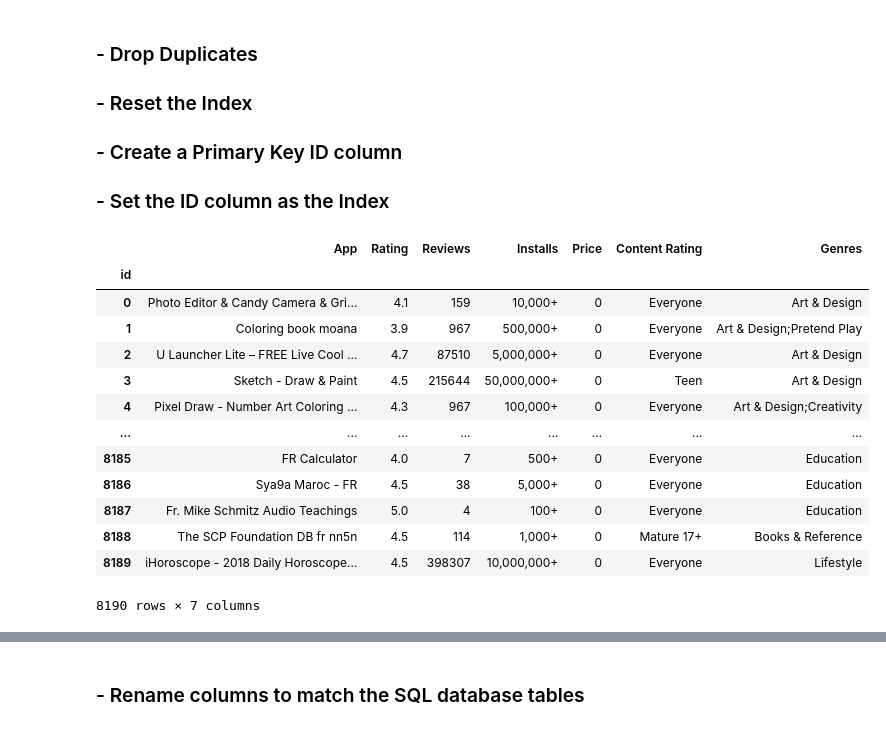
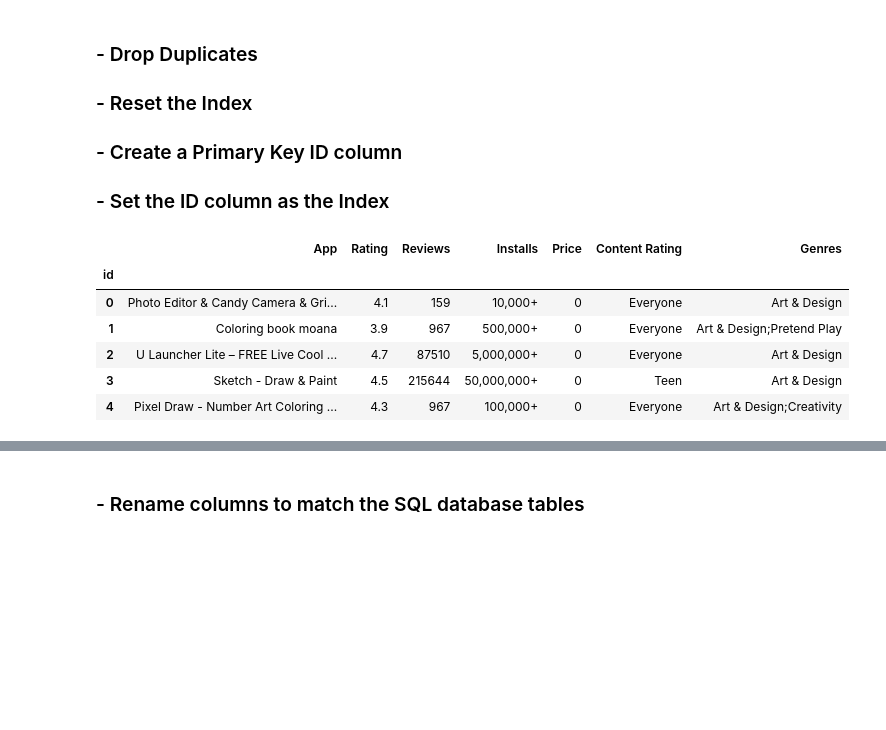
Before and after one commit to juliabrunett/ETL_Project, a Jupyter notebook: google_play.ipynb, the cells around one changed output, grey strips where cells are left out. Saved outputs shown, nothing was run; the diff lists cells and outputs as text; code cells hidden in the pictures; blank space fills up the shorter version.

```diff
--- a/google_play.ipynb
+++ b/google_play.ipynb
@@ -108,25 +108,18 @@ reviews_df.head()
 # %%
 # Drop the duplicate app names
 play_store_df.drop_duplicates("App", inplace=True)
 play_store_df = play_store_df.reset_index(drop=True).reset_index()
 play_store_df = play_store_df.rename(columns={"index": "id"})
 play_store_df.set_index("id", inplace=True)
-play_store_df
+play_store_df.head()
 # %% [output]
 |  | App | Rating | Reviews | Installs | Price | Content Rating | Genres |
 | id |  |  |  |  |  |  |  |
 | 0 | Photo Editor & Candy Camera & Gri... | 4.1 | 159 | 10,000+ | 0 | Everyone | Art & Design |
 | 1 | Coloring book moana | 3.9 | 967 | 500,000+ | 0 | Everyone | Art & Design;Pretend Play |
 | 2 | U Launcher Lite – FREE Live Cool ... | 4.7 | 87510 | 5,000,000+ | 0 | Everyone | Art & Design |
 | 3 | Sketch - Draw & Paint | 4.5 | 215644 | 50,000,000+ | 0 | Teen | Art & Design |
 | 4 | Pixel Draw - Number Art Coloring ... | 4.3 | 967 | 100,000+ | 0 | Everyone | Art & Design;Creativity |
-| ... | ... | ... | ... | ... | ... | ... | ... |
-| 8185 | FR Calculator | 4.0 | 7 | 500+ | 0 | Everyone | Education |
-| 8186 | Sya9a Maroc - FR | 4.5 | 38 | 5,000+ | 0 | Everyone | Education |
-| 8187 | Fr. Mike Schmitz Audio Teachings | 5.0 | 4 | 100+ | 0 | Everyone | Education |
-| 8188 | The SCP Foundation DB fr nn5n | 4.5 | 114 | 1,000+ | 0 | Mature 17+ | Books & Reference |
-| 8189 | iHoroscope - 2018 Daily Horoscope... | 4.5 | 398307 | 10,000,000+ | 0 | Everyone | Lifestyle |
-8190 rows × 7 columns
 # %%
 # Drop the duplicate rows names
 reviews_df.drop_duplicates(["Sentiment_Polarity","Sentiment_Subjectivity"], inplace=True)
```
Also changed, not shown: parts of 15 cells of this notebook.
